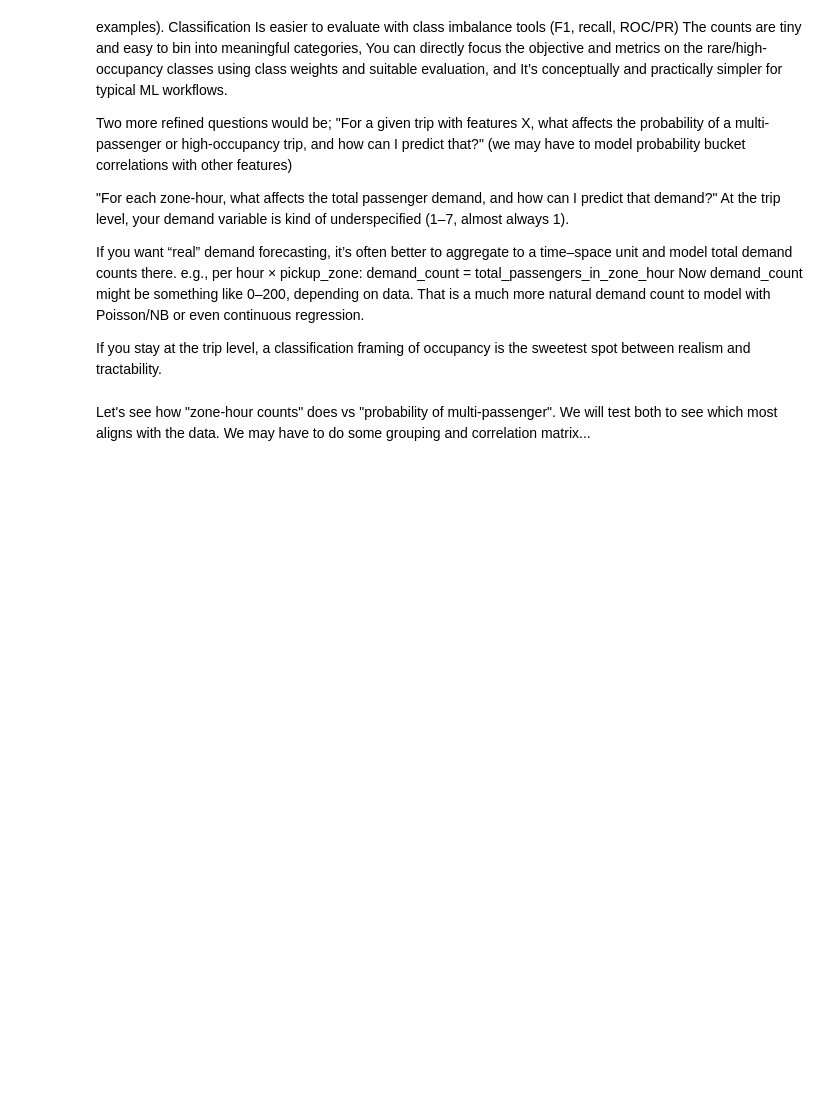
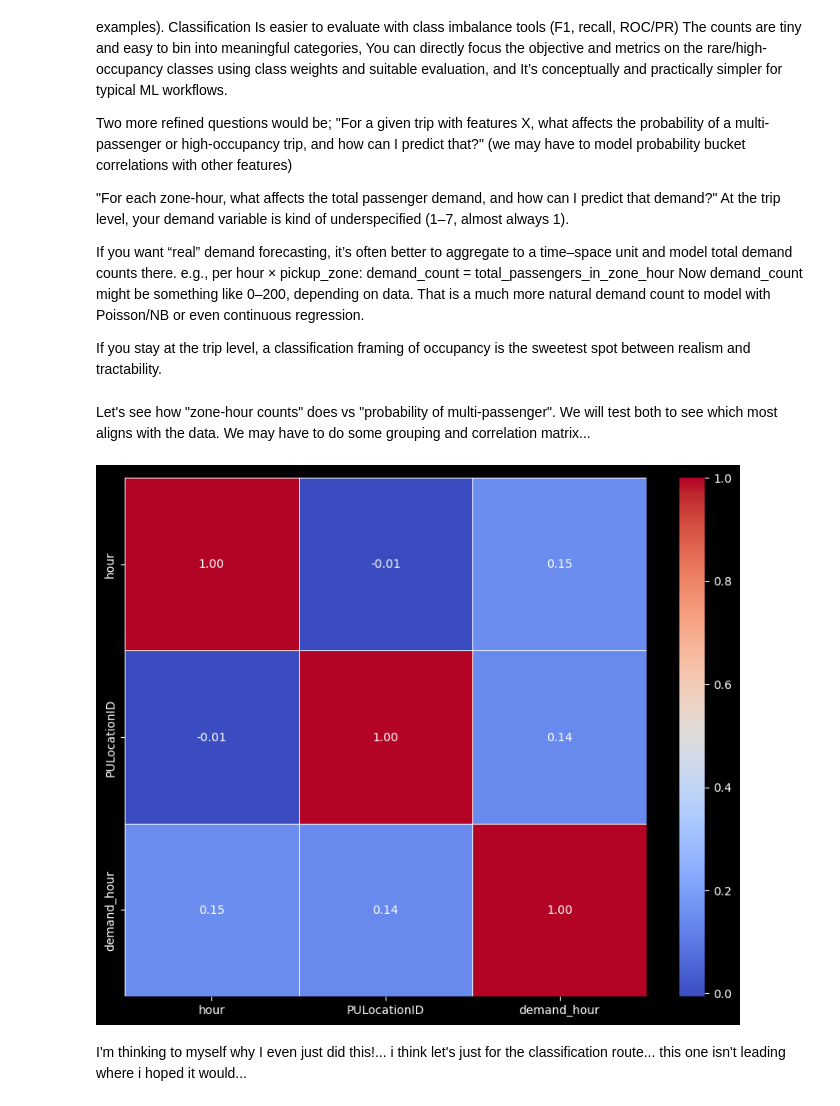
Before and after one commit to delightaheebwa/nyc-demand, a Jupyter notebook: notebooks/analysis.ipynb, the cells around one changed output. Drawn from its saved outputs; the diff is of its cells as text; code cells hidden in the pictures; blank space fills up the shorter version.

Commit message:
zone-hour vs probability

```diff
--- a/notebooks/analysis.ipynb
+++ b/notebooks/analysis.ipynb
@@ -264,3 +264,16 @@ That is a much more natural demand count to model with Poisson/NB or even contin
 If you stay at the trip level, a classification framing of occupancy is the sweetest spot between realism and tractability.
 # %% [markdown]
 Let's see how "zone-hour counts" does vs "probability of multi-passenger". We will test both to see which most aligns with the data. We may have to do some grouping and correlation matrix...
+# %%
+# Zone-hour
+# group by zone and hour and sum up passneger counts for each hour for each zone in a new column
+zone_hour = cleaned_lf.with_columns(pl.col("tpep_pickup_datetime").dt.hour().alias("hour"))
+zone_hour = zone_hour.group_by(["hour", "PULocationID"]).agg(pl.col("passenger_count").sum().alias("demand_hour"))
+correlation_matrix = zone_hour.collect().corr()
+plt.figure(figsize=(10,8))
+sns.heatmap(correlation_matrix.to_pandas(), annot=True, fmt=".2f", cmap="coolwarm", linewidths=0.5, xticklabels=correlation_matrix.columns, yticklabels=correlation_matrix.columns)
+plt.show()
+# %% [output]
+[figure, added]
+# %% [markdown]
+I'm thinking to myself why I even just did this!... i think let's just for the classification route... this one isn't leading where i hoped it would...
```
Also changed, not shown: parts of 3 cells of this notebook.
